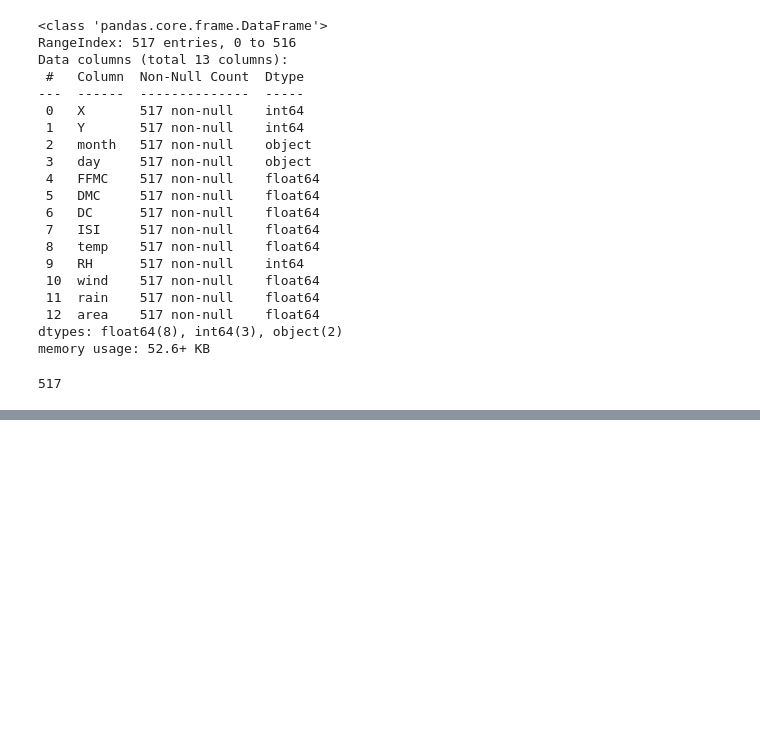
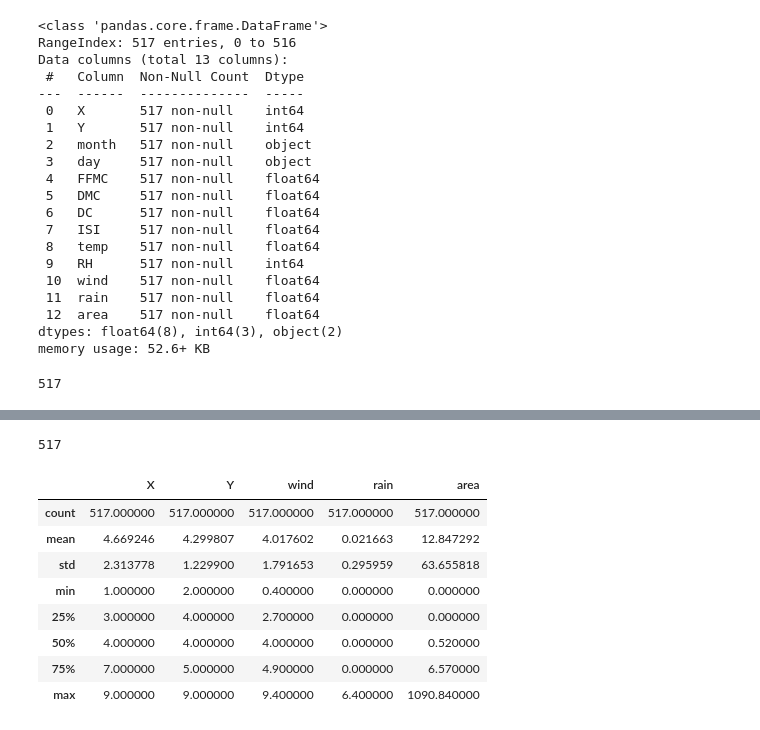
Before and after one commit to fishnchips97/Project-T-Final-189, a Jupyter notebook: data_proj_T.ipynb, the cells around one changed output, grey strips where cells are left out. Drawn from its saved outputs; the diff is of its cells as text; code cells hidden in the pictures; blank space fills up the shorter version.

```diff
--- a/data_proj_T.ipynb
+++ b/data_proj_T.ipynb
@@ -76,0 +86,4 @@ fire_df.corr()
+# %%
+s_f = fire_df[['X', 'Y', 'month', 'day', 'wind', 'rain', 'area']]
+
+s_f.head()
@@ -76,0 +97,16 @@ fire_df.corr()
+# %%
+len(s_f)
+# %% [output]
+517
+# %%
+s_f.describe()
+# %% [output]
+|  | X | Y | wind | rain | area |
+| count | 517.000000 | 517.000000 | 517.000000 | 517.000000 | 517.000000 |
+| mean | 4.669246 | 4.299807 | 4.017602 | 0.021663 | 12.847292 |
+| std | 2.313778 | 1.229900 | 1.791653 | 0.295959 | 63.655818 |
+| min | 1.000000 | 2.000000 | 0.400000 | 0.000000 | 0.000000 |
+| 25% | 3.000000 | 4.000000 | 2.700000 | 0.000000 | 0.000000 |
+| 50% | 4.000000 | 4.000000 | 4.000000 | 0.000000 | 0.520000 |
+| 75% | 7.000000 | 5.000000 | 4.900000 | 0.000000 | 6.570000 |
+| max | 9.000000 | 9.000000 | 9.400000 | 6.400000 | 1090.840000 |
```
Also changed, not shown: parts of 7 cells of this notebook, 1 other file.
